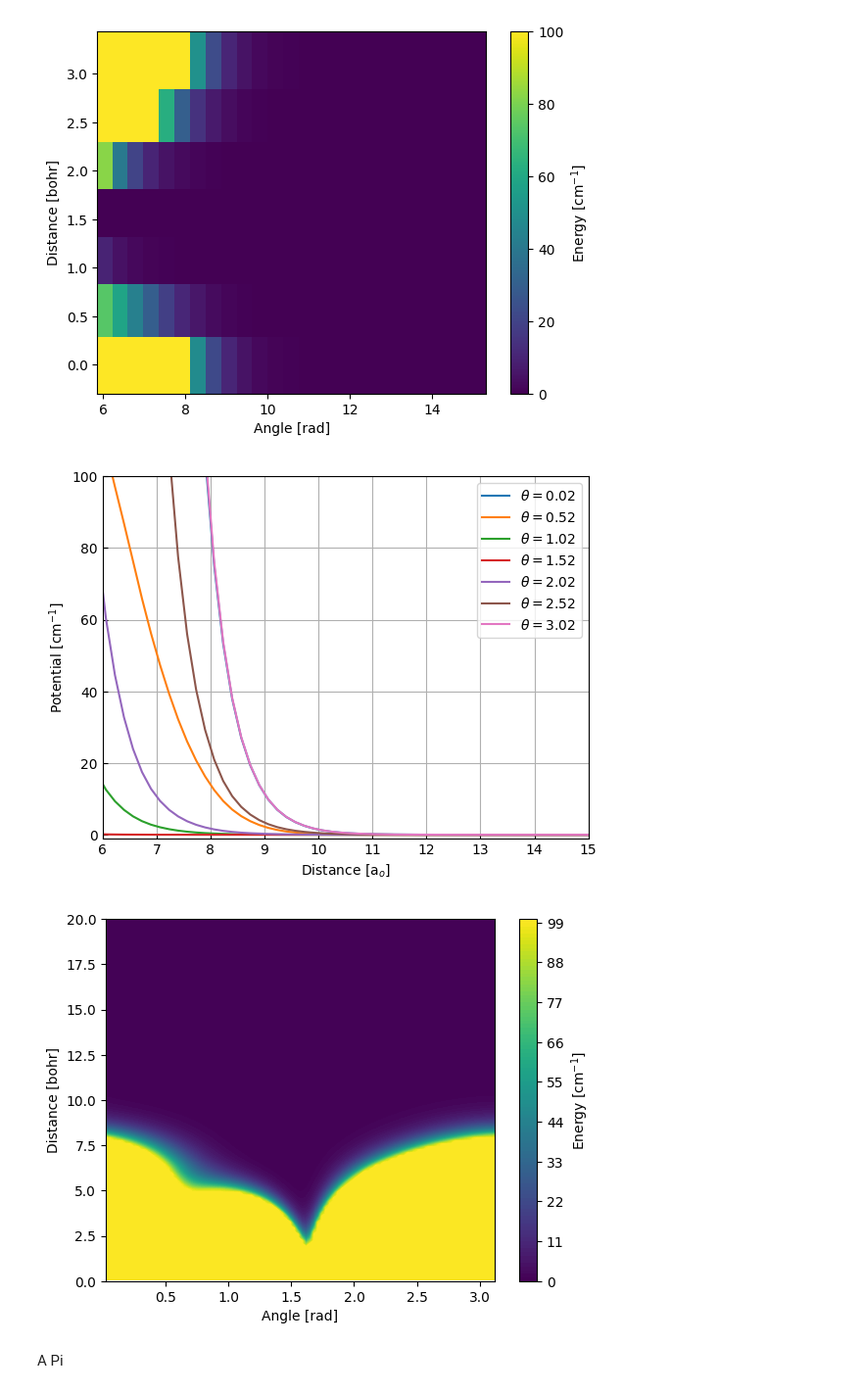
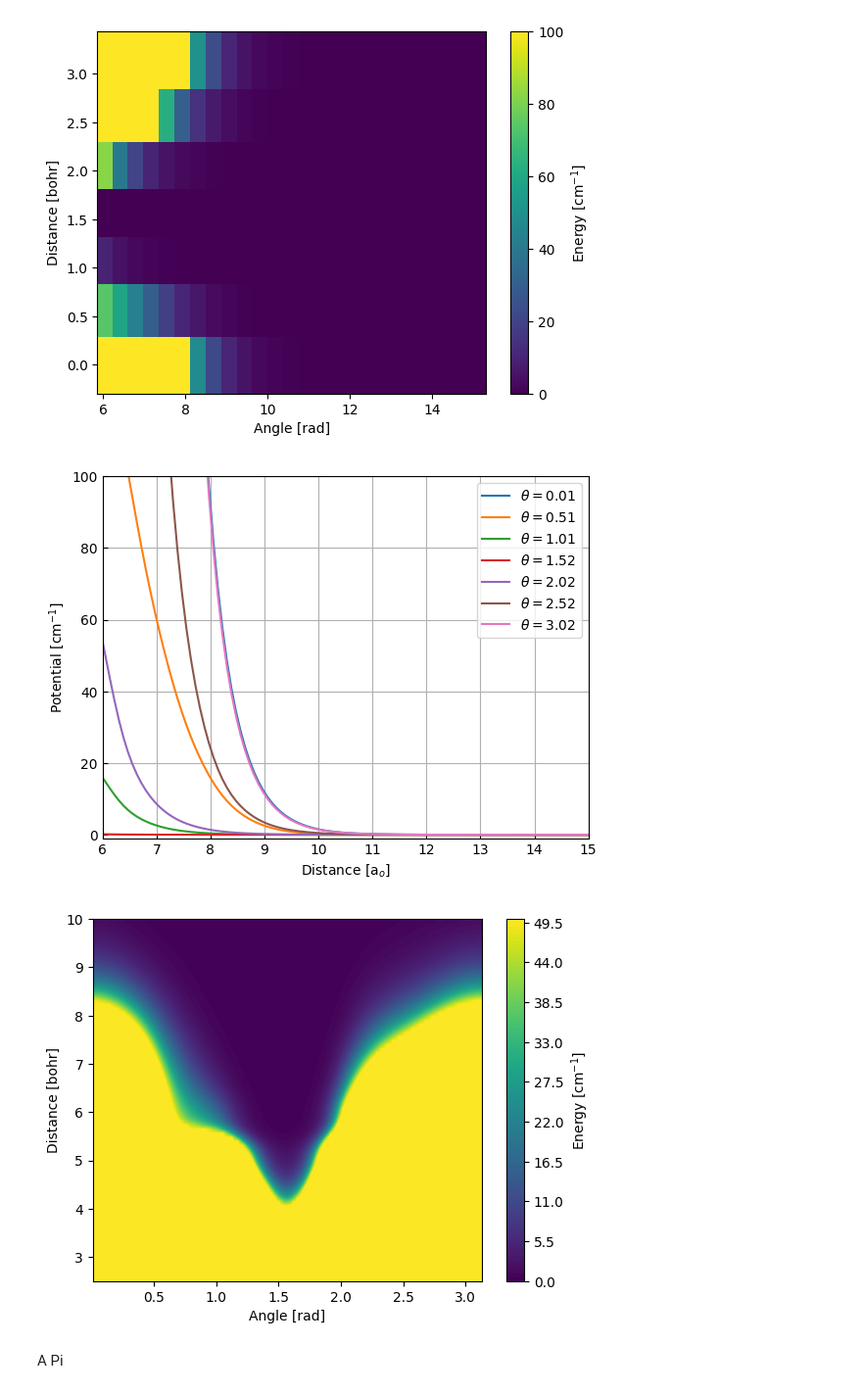
Before and after one commit to Wleter/NeOcs, a Jupyter notebook: analysis/potentials.ipynb, the cells around one changed output. Shown at 98% size. Cells and saved outputs as stored; diff of their text form; code cells hidden in the pictures.

```diff
--- a/analysis/potentials.ipynb
+++ b/analysis/potentials.ipynb
@@ -12,17 +12,17 @@ from scipy.special import roots_legendre
 from split_op import Grid
 import scipy.optimize as opt
 
-r_grid = Grid.linear_continuos("r", 50 / 1024, 50, 300, 0)
+r_grid = Grid.linear_continuos("r", 50 / 1024, 50, 600, 0)
 r_points = np.array(r_grid.points())
 
-x, weights = roots_legendre(100)
+x, weights = roots_legendre(200)
 polar_points = np.flip(np.arccos(x))
 weights = np.flip(weights)
 
 polar_grid = Grid.custom("polar", polar_points, weights, 1)
 
 PATH = "../potentials/"
-retrive = PotentialRetriever(r_grid, polar_grid, PATH)
+retrieve = GammaRetriever(r_grid, polar_grid, PATH)
 # %% [markdown]
 Intermolecular potential
 # %%
@@ -50,23 +50,26 @@ cbar.ax.set_ylabel(r"Energy [cm$^{-1}$]");
 [figure]
 [figure]
 # %%
-potential = retrive.reload_interpolated("potential.dat", is_gamma = False)
+potential = ForceField.fitted()
+
+radial_mesh, polar_mesh = np.meshgrid(r_points, polar_points, indexing="ij")
+fitted: FloatNDArray = potential.value(radial_mesh, polar_mesh) # type: ignore
+potential = PotentialArray(r_points, polar_points, fitted)
 
 fig, ax = plot()
-for i in range(0, len(potential.polar), 16):
+for i in range(0, len(potential.polar), 32):
     ax.plot(potential.radial, potential.values[:, i] / CM_INV, label=fr"$\theta = {potential.polar[i]:.2f}$")
 ax.legend()
-ax.set_xlim(5, 20)
-ax.set_ylim(-100, 4000)
+ax.set_ylim(-100, 300)
+ax.set_xlim(8, 20)
 ax.set_xlabel(r"Distance [a$_o$]")
 ax.set_ylabel(r"Potential [cm$^{-1}$]")
 plt.show(ax)
 
-
-values = np.clip(potential.values, -10000 * CM_INV, 1000 * CM_INV)
+values = np.clip(potential.values, -1 * CM_INV, 4000 * CM_INV)
 fig, ax = plt.subplots()
 cs = ax.contourf(potential.polar, potential.radial, values / CM_INV, levels=100)
-ax.set_ylim(4, 20)
+ax.set_ylim(6, 15)
 
 ax.set_xlabel(r"Angle [rad]")
 ax.set_ylabel(r"Distance [bohr]")
@@ -102,10 +105,10 @@ cbar.ax.set_ylabel(r"Energy [cm$^{-1}$]");
 [figure]
 [figure]
 # %%
-potential = retrive.reload_interpolated("XPi_gamma.dat", is_gamma = True)
+potential = retrieve.reload_interpolated("XPi_gamma.dat")
 
 fig, ax = plot()
-for i in range(0, len(potential.polar), 16):
+for i in range(0, len(potential.polar), 32):
     ax.plot(potential.radial, potential.values[:, i] / CM_INV, label=fr"$\theta = {potential.polar[i]:.2f}$")
 ax.legend()
 ax.set_ylim(-1, 100)
@@ -114,11 +117,10 @@ ax.set_xlabel(r"Distance [a$_o$]")
 ax.set_ylabel(r"Potential [cm$^{-1}$]")
 plt.show(ax)
 
-
-values = np.clip(potential.values, -1 * CM_INV, 1500 * CM_INV)
+values = np.clip(potential.values, -1 * CM_INV, 50 * CM_INV)
 fig, ax = plt.subplots()
 cs = ax.contourf(potential.polar, potential.radial, values / CM_INV, levels=100)
-ax.set_ylim(0, 20)
+ax.set_ylim(2.5, 10)
 
 ax.set_xlabel(r"Angle [rad]")
 ax.set_ylabel(r"Distance [bohr]")
@@ -154,32 +156,32 @@ cbar.ax.set_ylabel(r"Energy [cm$^{-1}$]");
 [figure]
 [figure]
 # %%
-potential = retrive.reload_interpolated("BSigma_gamma.dat", is_gamma = True, kx = 5, ky = 5)
+potential = retrieve.reload_interpolated("BSigma_gamma.dat")
 
 fig, ax = plot()
-for i in range(0, len(potential.polar), 16):
+for i in range(0, len(potential.polar), 32):
     ax.plot(potential.radial, potential.values[:, i] / CM_INV, label=fr"$\theta = {potential.polar[i]:.2f}$")
 ax.legend()
 
 ax.set_ylim(-1, 100)
 ax.set_xlim(6, 15)
 ax.set_xlabel(r"Distance [a$_o$]")
 ax.set_ylabel(r"Potential [cm$^{-1}$]")
 plt.show(ax)
 
-values = np.clip(potential.values, -1 * CM_INV, 100 * CM_INV)
+values = np.clip(potential.values, -1 * CM_INV, 50 * CM_INV)
 fig, ax = plt.subplots()
 cs = ax.contourf(potential.polar, potential.radial, values / CM_INV, levels=100)
-ax.set_ylim(0, 20)
+ax.set_ylim(2.5, 10)
 
 ax.set_xlabel(r"Angle [rad]")
 ax.set_ylabel(r"Distance [bohr]")
 cbar = fig.colorbar(cs)
 cbar.ax.set_ylabel(r"Energy [cm$^{-1}$]")
 fig.savefig("../plots/potential_standard.pdf");
 # %% [output]
-[figure, old version]
+[figure, new version]
-[figure, old version]
+[figure, new version]
 # %% [markdown]
 A Pi
 # %%
```
Also changed, not shown: parts of 7 cells of this notebook, 5 other files.
